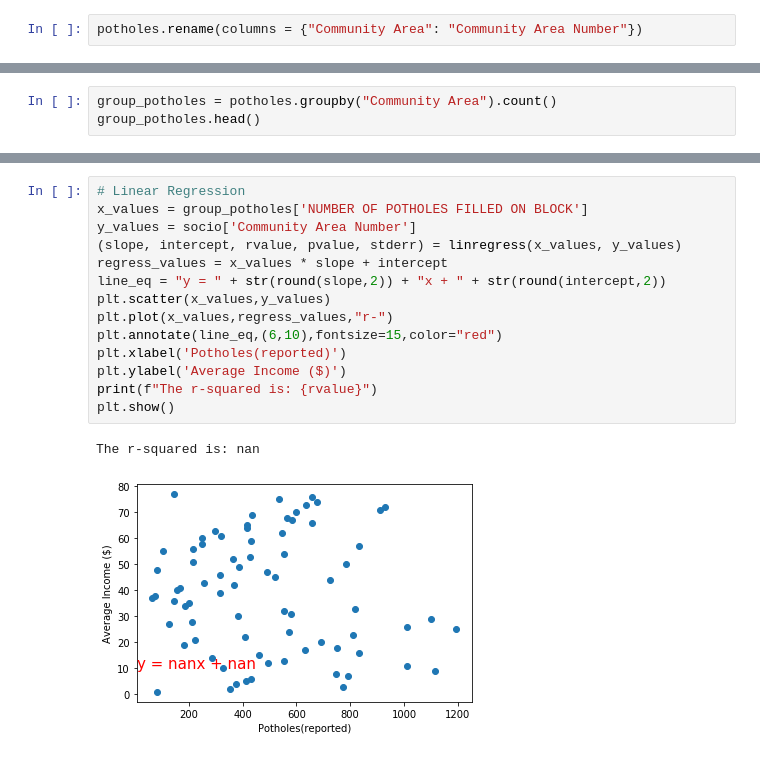
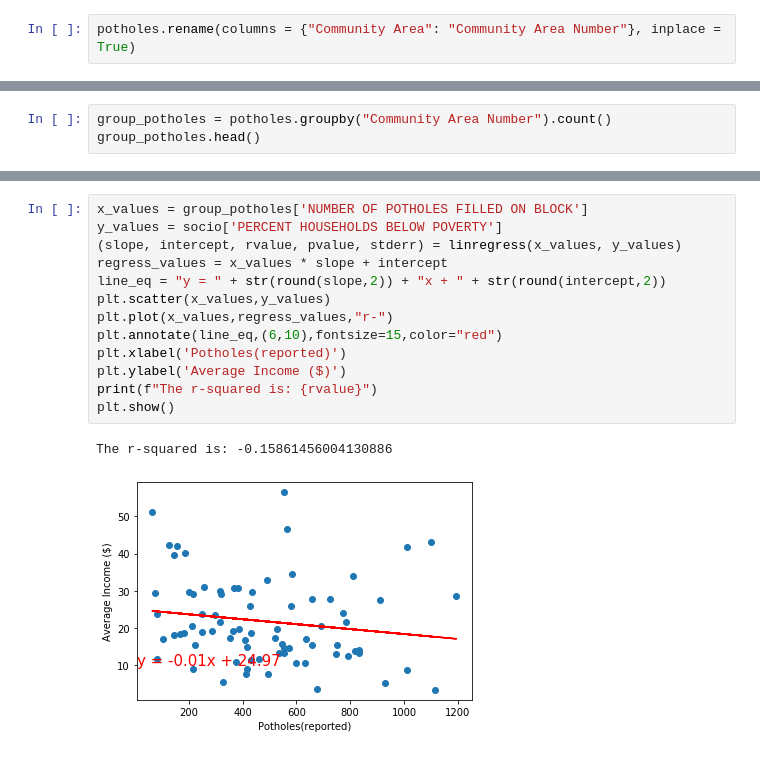
Before and after one commit to NUBootcampTeam/ParksAndPotholes, a Jupyter notebook: Potholes_Money.ipynb, the cells around one changed output, grey strips where cells are left out. Saved outputs shown, nothing was run; the diff lists cells and outputs as text.

```diff
--- a/Potholes_Money.ipynb
+++ b/Potholes_Money.ipynb
@@ -22,4 +20,4 @@ FileNotFoundError: [Errno 2] File b'Resources/Census_Data_-_Selected_socioeconom
 # %%
-potholes.rename(columns = {"Community Area": "Community Area Number"})
+potholes.rename(columns = {"Community Area": "Community Area Number"}, inplace = True)
 # %%
 merge_table = pd.merge(potholes, socio, on="Community Area Number")
@@ -93,5 +52,5 @@ socio
 # %%
-group_potholes = potholes.groupby("Community Area").count()
+group_potholes = potholes.groupby("Community Area Number").count()
 group_potholes.head()
 # %% [output]
 |  | CREATION DATE | STATUS | COMPLETION DATE | SERVICE REQUEST NUMBER | TYPE OF SERVICE REQUEST | ... |
@@ -114,17 +81,16 @@ plt.show()
 # %%
-# Linear Regression
 x_values = group_potholes['NUMBER OF POTHOLES FILLED ON BLOCK']
-y_values = socio['Community Area Number']
+y_values = socio['PERCENT HOUSEHOLDS BELOW POVERTY']
 (slope, intercept, rvalue, pvalue, stderr) = linregress(x_values, y_values)
 regress_values = x_values * slope + intercept
 line_eq = "y = " + str(round(slope,2)) + "x + " + str(round(intercept,2))
 plt.scatter(x_values,y_values)
 plt.plot(x_values,regress_values,"r-")
 plt.annotate(line_eq,(6,10),fontsize=15,color="red")
 plt.xlabel('Potholes(reported)')
 plt.ylabel('Average Income ($)')
 print(f"The r-squared is: {rvalue}")
 plt.show()
 # %% [output]
-The r-squared is: nan
+The r-squared is: -0.15861456004130886
-[figure, old version]
+[figure, new version]
```
Also changed, not shown: parts of 8 cells of this notebook, 1 other file.
